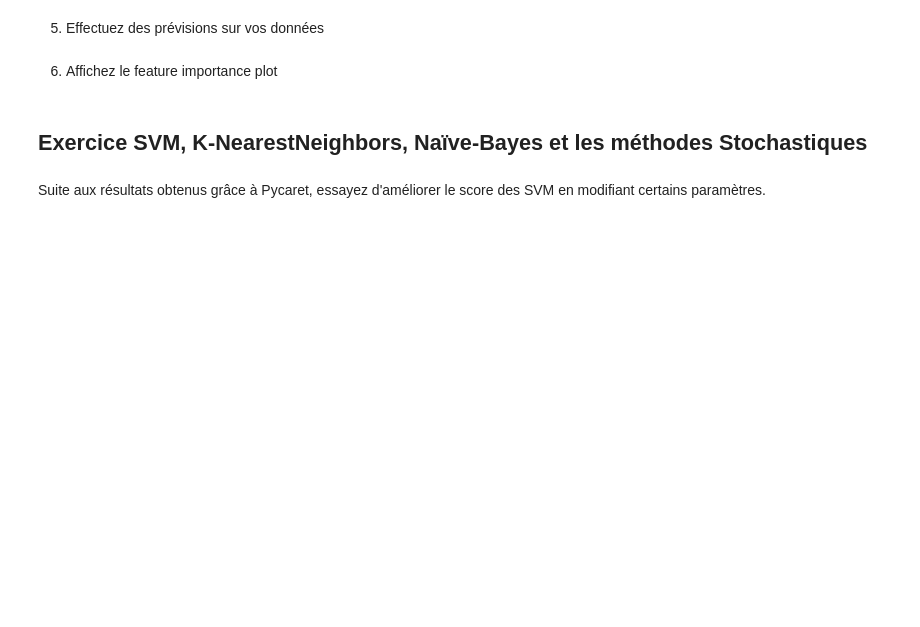
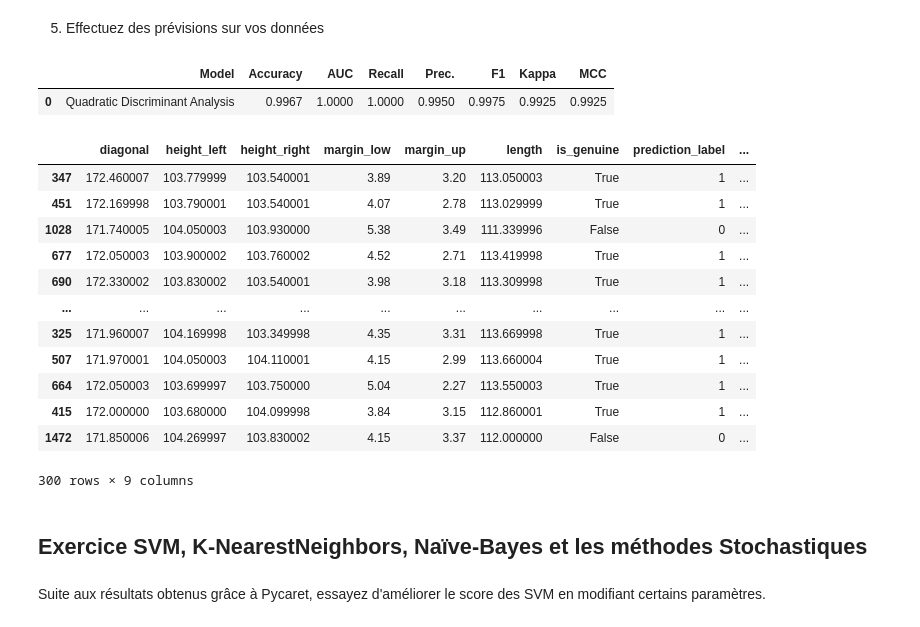
Before and after one commit to Melobgn/Veille-algorithmes-ML, a Jupyter notebook: Exo_global/correction.ipynb, the cells around one changed output. Cells and saved outputs as stored; diff of their text form; code cells hidden in the pictures; blank space fills up the shorter version.

```diff
--- a/Exo_global/correction.ipynb
+++ b/Exo_global/correction.ipynb
@@ -195,0 +266,3 @@ Vous aurez à disposition un jeu de données contenant différentes variables :
+# %%
+qda_model = create_model("qda")
+print(qda_model)
@@ -196,7 +280,23 @@ Vous aurez à disposition un jeu de données contenant différentes variables :
 # %% [markdown]
 5. Effectuez des prévisions sur vos données
-# %% [markdown]
-6. Affichez le feature importance plot
+# %%
+predict_model(qda_model)
+# %% [output]
+|  | Model | Accuracy | AUC | Recall | Prec. | F1 | Kappa | MCC |
+| 0 | Quadratic Discriminant Analysis | 0.9967 | 1.0000 | 1.0000 | 0.9950 | 0.9975 | 0.9925 | 0.9925 |
+|  | diagonal | height_left | height_right | margin_low | margin_up | length | is_genuine | prediction_label | ... |
+| 347 | 172.460007 | 103.779999 | 103.540001 | 3.89 | 3.20 | 113.050003 | True | 1 | ... |
+| 451 | 172.169998 | 103.790001 | 103.540001 | 4.07 | 2.78 | 113.029999 | True | 1 | ... |
+| 1028 | 171.740005 | 104.050003 | 103.930000 | 5.38 | 3.49 | 111.339996 | False | 0 | ... |
+| 677 | 172.050003 | 103.900002 | 103.760002 | 4.52 | 2.71 | 113.419998 | True | 1 | ... |
+| 690 | 172.330002 | 103.830002 | 103.540001 | 3.98 | 3.18 | 113.309998 | True | 1 | ... |
+| ... | ... | ... | ... | ... | ... | ... | ... | ... | ... |
+| 325 | 171.960007 | 104.169998 | 103.349998 | 4.35 | 3.31 | 113.669998 | True | 1 | ... |
+| 507 | 171.970001 | 104.050003 | 104.110001 | 4.15 | 2.99 | 113.660004 | True | 1 | ... |
+| 664 | 172.050003 | 103.699997 | 103.750000 | 5.04 | 2.27 | 113.550003 | True | 1 | ... |
+| 415 | 172.000000 | 103.680000 | 104.099998 | 3.84 | 3.15 | 112.860001 | True | 1 | ... |
+| 1472 | 171.850006 | 104.269997 | 103.830002 | 4.15 | 3.37 | 112.000000 | False | 0 | ... |
+300 rows × 9 columns
 # %% [markdown]
 ## Exercice SVM, K-NearestNeighbors, Naïve-Bayes et les méthodes Stochastiques
 # %% [markdown]
```
Also changed, not shown: parts of 13 cells of this notebook, 4 other files.
